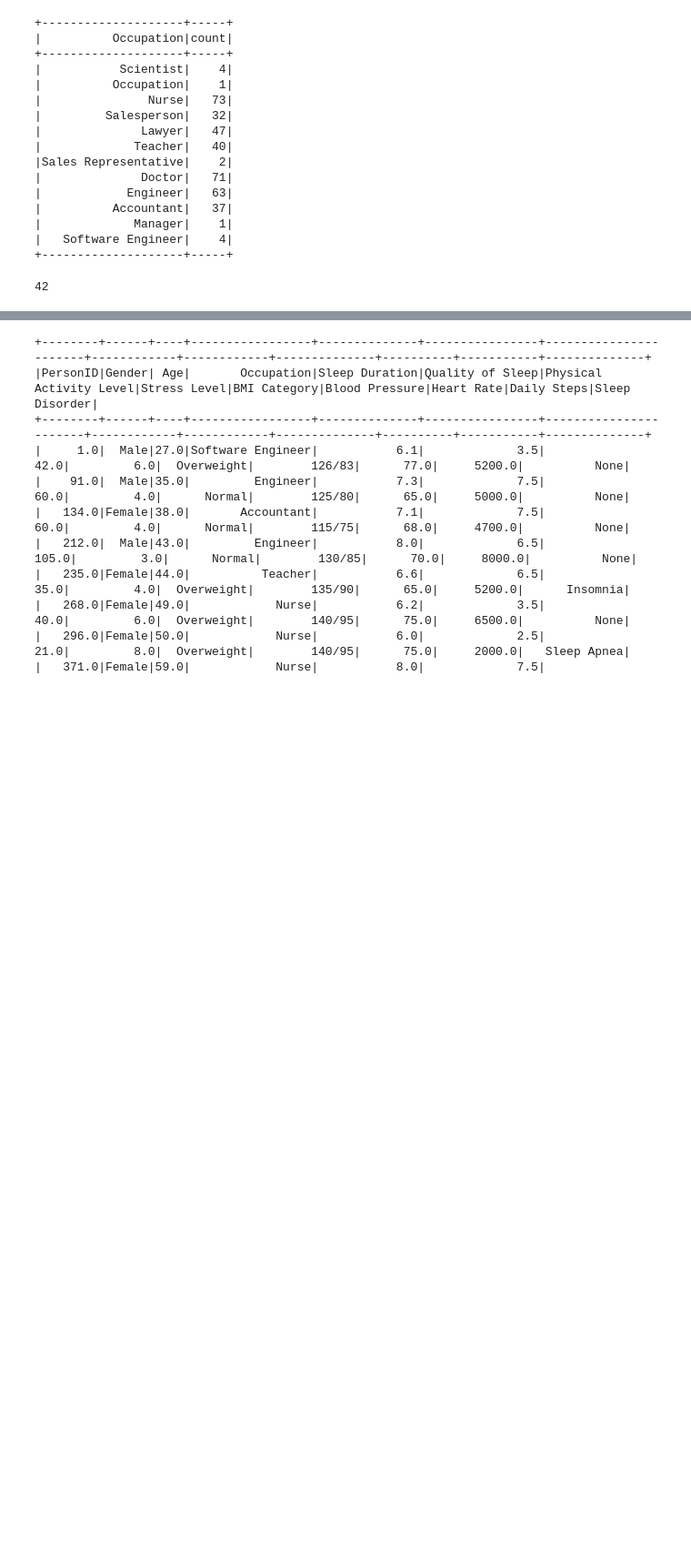
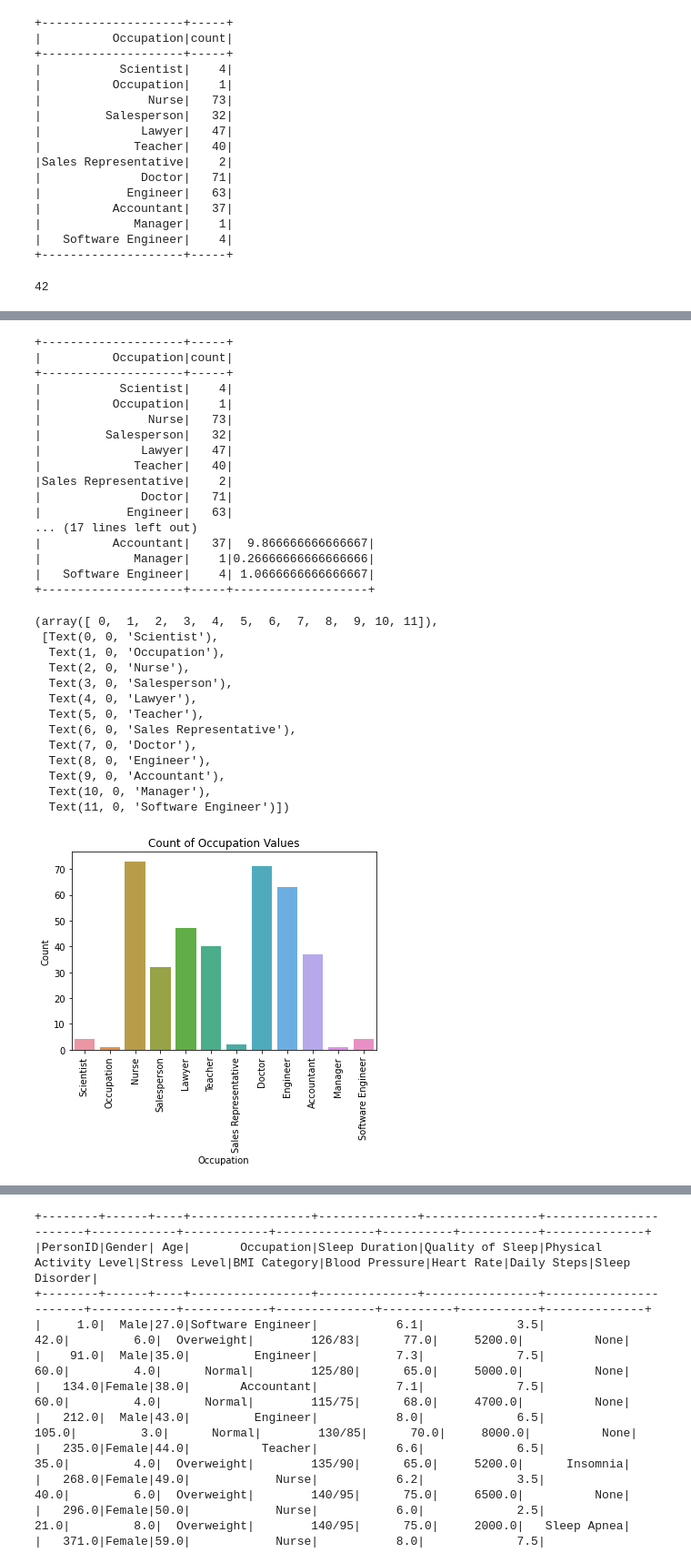
Before and after one commit to EionTey/INFOSYS_722_I4, a Jupyter notebook: I4.ipynb, the cells around one changed output, grey strips where cells are left out. Shown: that part at 91% size. Drawn from its saved outputs; the diff is of its cells as text; code cells hidden in the pictures; blank space fills up the shorter version.

```diff
--- a/I4.ipynb
+++ b/I4.ipynb
@@ -182,0 +240,51 @@ print (df_2.select('Bedtime').distinct().count())
+# %%
+# Count of Occupation values
+occ_dist = df_1.groupBy("Occupation").agg(count("Occupation").alias("count"))
+occ_dist.show()
+# Convert to percentage
+occ_perc_dist = occ_dist.withColumn('percentage', (col('count') / df_1.count()) * 100)
+occ_perc_dist.show()
+
+# Convert Spark df to a Pandas df
+occ_dist_pd = occ_dist.toPandas()
+# Create barplot
+sns.barplot(x="Occupation", y="count", data=occ_dist_pd)
+
+# Add titles and labels
+plt.title("Count of Occupation Values")
+plt.xlabel("Occupation")
+plt.ylabel("Count")
+# Rotate them to vertical to make space for value labels
+plt.xticks(rotation=90)
+# %% [output]
++--------------------+-----+
+|          Occupation|count|
++--------------------+-----+
+|           Scientist|    4|
+|          Occupation|    1|
+|               Nurse|   73|
+|         Salesperson|   32|
+|              Lawyer|   47|
+|             Teacher|   40|
+|Sales Representative|    2|
+|              Doctor|   71|
+|            Engineer|   63|
+... (17 lines left out)
+|          Accountant|   37|  9.866666666666667|
+|             Manager|    1|0.26666666666666666|
+|   Software Engineer|    4| 1.0666666666666667|
++--------------------+-----+-------------------+
+(array([ 0,  1,  2,  3,  4,  5,  6,  7,  8,  9, 10, 11]),
+ [Text(0, 0, 'Scientist'),
+  Text(1, 0, 'Occupation'),
+  Text(2, 0, 'Nurse'),
+  Text(3, 0, 'Salesperson'),
+  Text(4, 0, 'Lawyer'),
+  Text(5, 0, 'Teacher'),
+  Text(6, 0, 'Sales Representative'),
+  Text(7, 0, 'Doctor'),
+  Text(8, 0, 'Engineer'),
+  Text(9, 0, 'Accountant'),
+  Text(10, 0, 'Manager'),
+  Text(11, 0, 'Software Engineer')])
+[figure, added]
```
Also changed, not shown: parts of 19 cells of this notebook.
